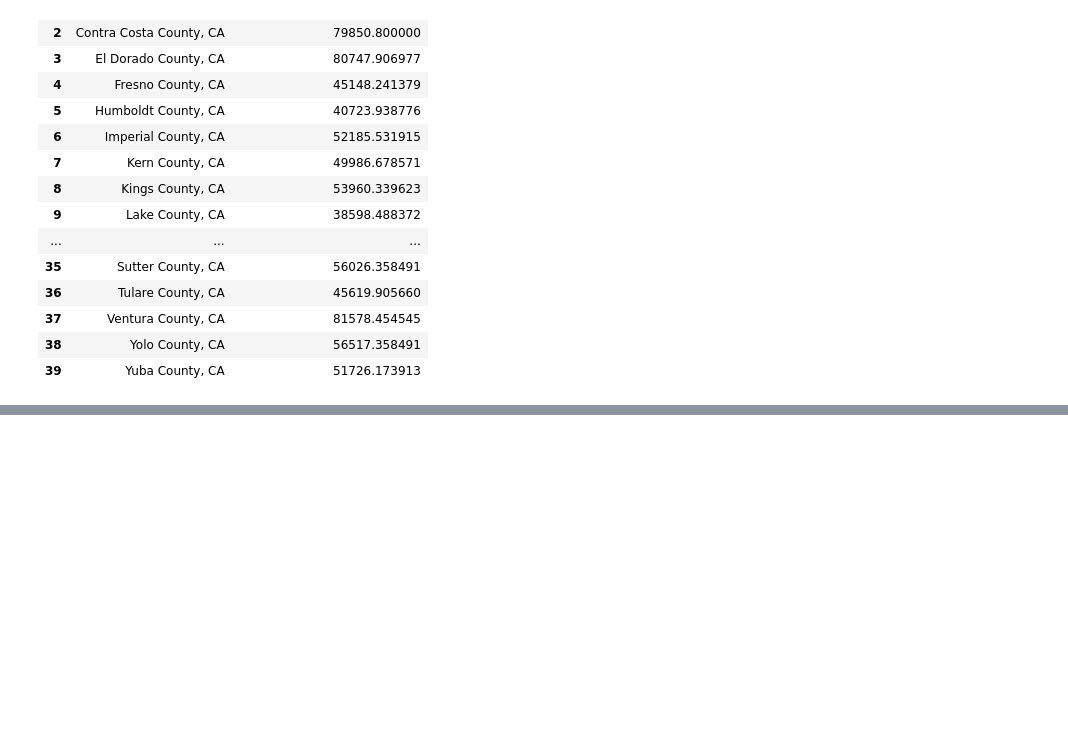
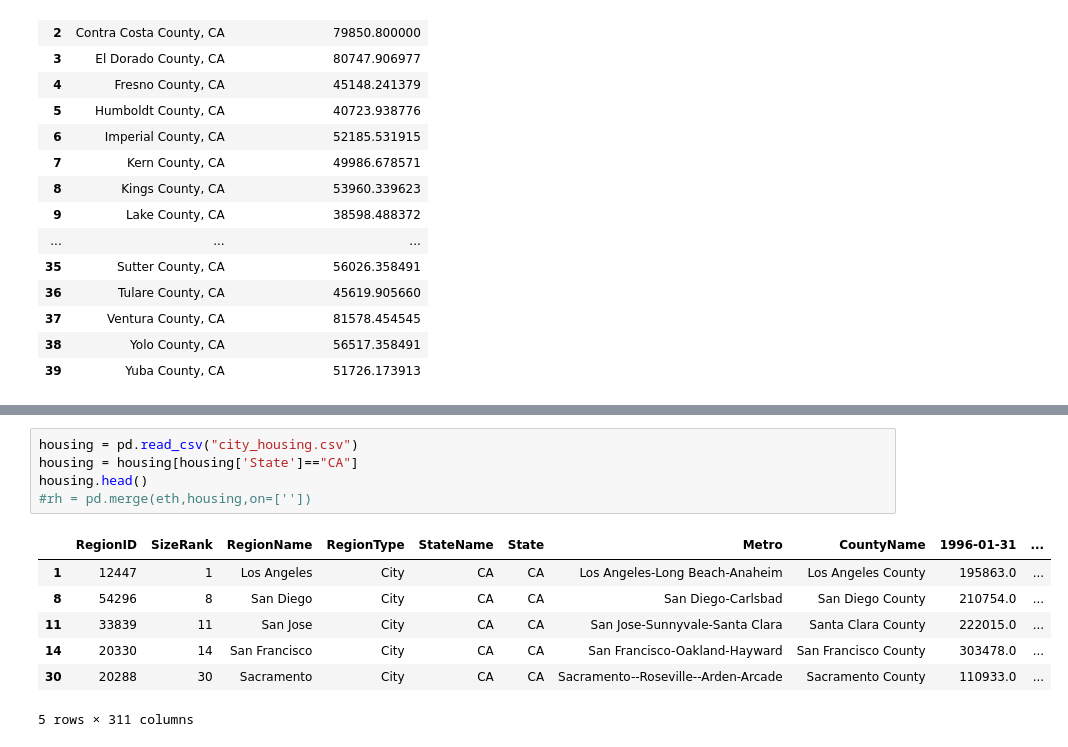
Before and after one commit to philhuang74/CaliforniaHousing_Pic16BProject, a Jupyter notebook: eda.ipynb, the cells around one changed output, grey strips where cells are left out. Drawn from its saved outputs; the diff is of its cells as text; blank space fills up the shorter version.

```diff
--- a/eda.ipynb
+++ b/eda.ipynb
@@ -107,0 +133,13 @@ year.to_frame().reset_index()
+# %%
+housing = pd.read_csv("city_housing.csv")
+housing = housing[housing['State']=="CA"]
+housing.head()
+#rh = pd.merge(eth,housing,on=[''])
+# %% [output]
+|  | RegionID | SizeRank | RegionName | RegionType | StateName | State | Metro | CountyName | 1996-01-31 | ... |
+| 1 | 12447 | 1 | Los Angeles | City | CA | CA | Los Angeles-Long Beach-Anaheim | Los Angeles County | 195863.0 | ... |
+| 8 | 54296 | 8 | San Diego | City | CA | CA | San Diego-Carlsbad | San Diego County | 210754.0 | ... |
+| 11 | 33839 | 11 | San Jose | City | CA | CA | San Jose-Sunnyvale-Santa Clara | Santa Clara County | 222015.0 | ... |
+| 14 | 20330 | 14 | San Francisco | City | CA | CA | San Francisco-Oakland-Hayward | San Francisco County | 303478.0 | ... |
+| 30 | 20288 | 30 | Sacramento | City | CA | CA | Sacramento--Roseville--Arden-Arcade | Sacramento County | 110933.0 | ... |
+5 rows × 311 columns
```
Also changed, not shown: parts of 5 cells of this notebook, 5 other files.
